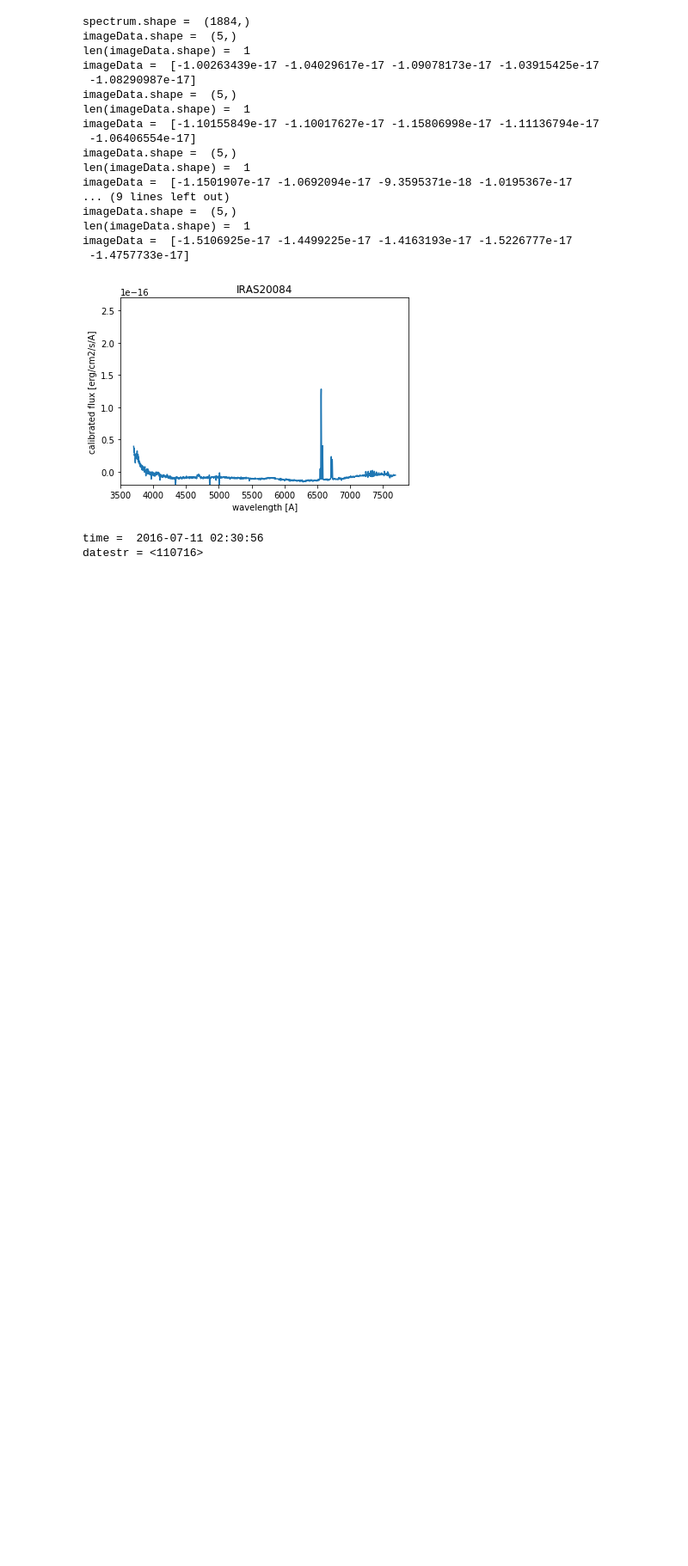
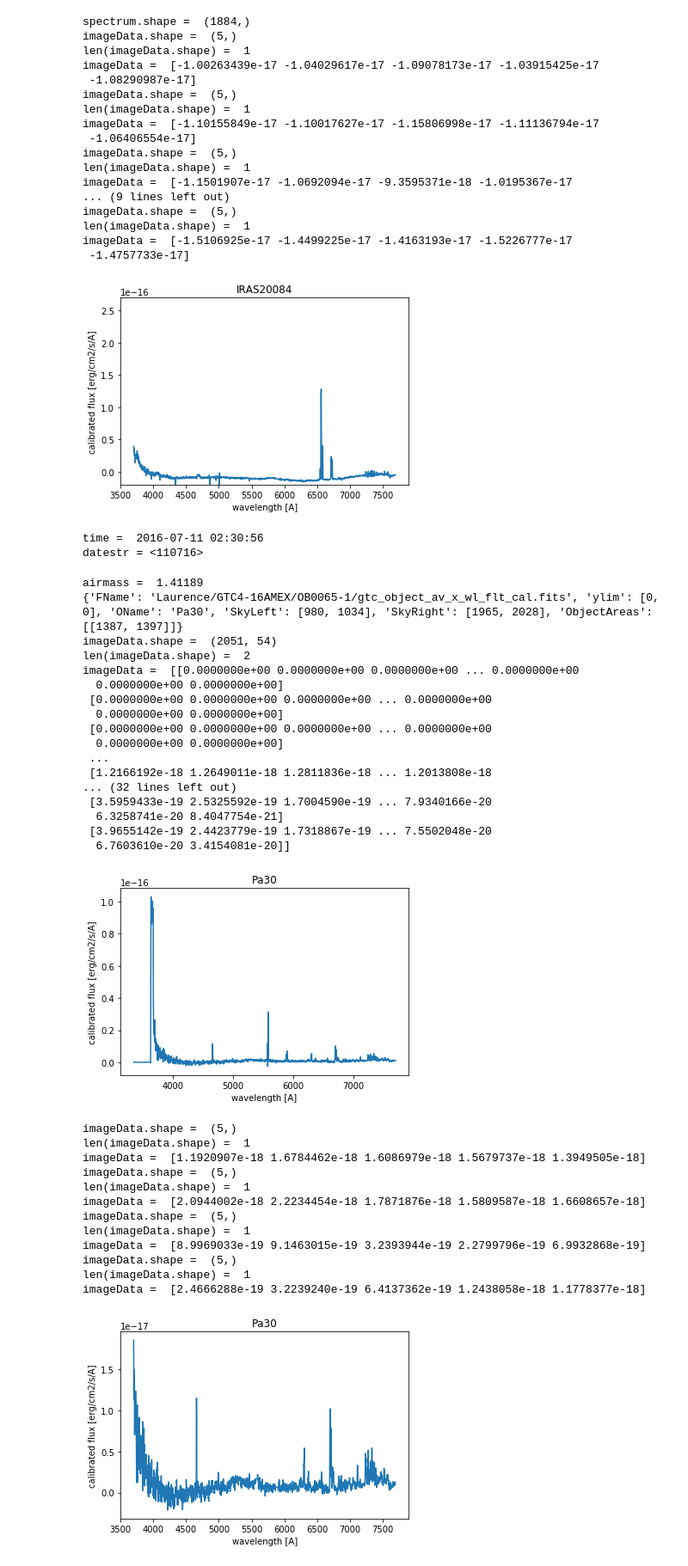
Before and after one commit to ziggyman/python, a Jupyter notebook: pyraf/OSIRIS_extract_nebulae1.ipynb, the cells around one changed output. Shown at 86% size. Cells and saved outputs as stored; diff of their text form; code cells hidden in the pictures; blank space fills up the shorter version.

```diff
--- a/pyraf/OSIRIS_extract_nebulae1.ipynb
+++ b/pyraf/OSIRIS_extract_nebulae1.ipynb
@@ -854,9 +859,18 @@ gc = SkyCoord(ra=23.903139, dec=74.926083, unit='deg', frame=FK5, equinox='J2000
 gc.fk5
 gc.icrs
 # %%
+import pyfits
+import astropy.io.fits as fits
+import os
+import numpy as np
+import matplotlib.pyplot as plt
+from myUtils import getWavelength, subtractSky, populateObjectArray, boxCarMedianSmooth, markAreas, findFirstIdxWithValGT, getDateTime
+#%matplotlib inline
 
+#execfile("/Users/azuri/entwicklung/python/myUtils.py")# import getDate, findClosestDate
 tab = [
-{'FName': 'IPHAS_GTC_DATA/DATA2_2017A/GTC12-17AMEX/OB0001/gtc_object_av_x_wl_flt_cal.fits', 'ylim' : [0,0], 'OName': 'IPHASXJ194645', 'SkyLeft':[1114,1156], 'SkyRight':[1351,1418], 'ObjectAreas':[[1262,1330],[1157,1240]]},#very wide, find sky from other imeage nearby
+{'FName': 'Laurence/GTC4-16AMEX/OB0065-1/gtc_object_av_x_wl_flt_cal.fits', 'ylim' : [0,0], 'OName': 'Pa30', 'SkyLeft':[980,1034], 'SkyRight':[1965,2028], 'ObjectAreas':[[1387,1397]]},#very wide, find sky from other imeage nearby
+#'FName': 'IPHAS_GTC_DATA/DATA2_2017A/GTC12-17AMEX/OB0001/gtc_object_av_x_wl_flt_cal.fits', 'ylim' : [0,0], 'OName': 'IPHASXJ194645', 'SkyLeft':[1114,1156], 'SkyRight':[1351,1418], 'ObjectAreas':[[1262,1330],[1157,1240]]},#very wide, find sky from other imeage nearby
 #{'FName': 'IPHAS_GTC_DATA/DATA2_2017A/GTC12-17AMEX/OB0001/gtc_object_av_x_wl_flt_cal.fits', 'ylim' : [-0.15e-15,0.3e-15], 'OName': 'IPHASXJ194645', 'SkyLeft':[835,960], 'SkyRight':[1570,1760], 'ObjectAreas':[[1262,1330],[1157,1240]]},#very wide, find sky from other imeage nearby
 #{'FName': 'IPHAS_GTC_DATA/DATA4_2016A/GTC4-16AMEX/OB0036/gtc_object_av_wl_flt_cal.fits', 'ylim' : [-0.3e-15,0.8e-15], 'OName': 'IPHASXJ214032', 'SkyLeft':[1291,1303], 'SkyRight':[1359,1380], 'ObjectAreas':[[1312,1356]]},#lines at 4961 and 5005, no central star visible
 ##{'FName': 'IPHAS_GTC_DATA/DATA4_2016A/GTC4-16AMEX/OB0036/gtc_object_av_wl_flt_cal.fits', 'ylim' : [-0.3e-15,0.8e-15], 'OName': 'IPHASXJ214032', 'SkyLeft':[1090,1250], 'SkyRight':[1552,1661], 'ObjectAreas':[[1312,1356]]},#lines at 4961 and 5005, no central star visible
@@ -870,10 +884,10 @@ for obs in tab:
     if header['OBJECT'] != '':
         obs['OName'] = header['OBJECT']
     try:
-        print 'airmass = ',header['AIRMASS']
+        print('airmass = ',header['AIRMASS'])
     except:
         """do nothing"""
-    print obs
+    print(obs)
     if True:
         wavelength = getWavelength(header)
         image_data = fits.getdata(image_file)
@@ -906,7 +920,7 @@ for obs in tab:
         plt.xlabel('wavelength [A]')
         yLabel = 'calibrated flux [erg/cm2/s/A]'
         if obs['FName'].find("_cal") < 0:
-            print '"_cal" not found in obs["FName"] = <',obs['FName'],'> => Setting uLabel to counts [ADU]'
+            print('"_cal" not found in obs["FName"] = <',obs['FName'],'> => Setting uLabel to counts [ADU]')
             yLabel = 'counts [ADU]'
         plt.ylabel(yLabel)
         if obs['ylim'][1] > 0:
@@ -920,19 +934,19 @@ for obs in tab:
         markAreas(imageMinusSky, obs['SkyLeft'], obs['SkyRight'], obs['ObjectAreas'])
 
         hdulist[0].data = obsCols
-        hdulist.writeto(image_file[0:image_file.rfind('.')]+'_obsCols.fits', clobber=True)
+        hdulist.writeto(image_file[0:image_file.rfind('.')]+'_obsCols1.fits', clobber=True)
 
         hdulist[0].data = obsColsSmoothed
-        hdulist.writeto(image_file[0:image_file.rfind('.')]+'_obsColsSmoothed.fits', clobber=True)
+        hdulist.writeto(image_file[0:image_file.rfind('.')]+'_obsColsSmoothed1.fits', clobber=True)
 
         hdulist[0].data = image_data
-        hdulist.writeto(image_file[0:image_file.rfind('.')]+'_areasMarked.fits', clobber=True)
+        hdulist.writeto(image_file[0:image_file.rfind('.')]+'_areasMarked1.fits', clobber=True)
 
         hdulist[0].data = imageSky
-        hdulist.writeto(image_file[0:image_file.rfind('.')]+'_sky.fits', clobber=True)
+        hdulist.writeto(image_file[0:image_file.rfind('.')]+'_sky1.fits', clobber=True)
 
         hdulist[0].data = imageMinusSky
-        hdulist.writeto(image_file[0:image_file.rfind('.')]+'_mSky.fits', clobber=True)
+        hdulist.writeto(image_file[0:image_file.rfind('.')]+'_mSky1.fits', clobber=True)
 
         hdulist[0].data = imageMinusSky
         nCols = 0
@@ -940,7 +954,7 @@ for obs in tab:
             hdulist[0].data[:,area[0]:area[1]] = obsCols[:,nCols:nCols+area[1]-area[0]]
             nCols += area[1]-area[0]
         markAreas(hdulist[0].data, obs['SkyLeft'], obs['SkyRight'], obs['ObjectAreas'])
-        hdulist.writeto(image_file[0:image_file.rfind('.')]+'_mSky_obs_not_smoothed.fits', clobber=True)
+        hdulist.writeto(image_file[0:image_file.rfind('.')]+'_mSky_obs_not_smoothed1.fits', clobber=True)
 
         hdulist[0].data = imageMinusSky
         nCols = 0
@@ -948,7 +962,7 @@ for obs in tab:
             hdulist[0].data[:,area[0]:area[1]] = obsColsSmoothed[:,nCols:nCols+area[1]-area[0]]
             nCols += area[1]-area[0]
         markAreas(hdulist[0].data, obs['SkyLeft'], obs['SkyRight'], obs['ObjectAreas'])
-        hdulist.writeto(image_file[0:image_file.rfind('.')]+'_mSky_obs_smoothed.fits', clobber=True)
+        hdulist.writeto(image_file[0:image_file.rfind('.')]+'_mSky_obs_smoothed1.fits', clobber=True)
 
         # --- cut off blue end
         idx = findFirstIdxWithValGT(wavelength, 3700.)
@@ -972,38 +986,70 @@ for obs in tab:
         plt.xlabel('wavelength [A]')
         yLabel = 'calibrated flux [erg/cm2/s/A]'
         if obs['FName'].find("_cal") < 0:
-            print '"_cal" not found in obs["FName"] = <',obs['FName'],'> => Setting uLabel to counts [ADU]'
+            print('"_cal" not found in obs["FName"] = <',obs['FName'],'> => Setting uLabel to counts [ADU]')
             yLabel = 'counts [ADU]'
         plt.ylabel(yLabel)
         if obs['ylim'][1] > 0:
             plt.ylim(obs['ylim'][0],obs['ylim'][1])
         plt.title(obs['OName'])
-        plt.savefig(image_file[0:image_file.rfind('.')]+'_spectrum.png')
+        plt.savefig(image_file[0:image_file.rfind('.')]+'_spectrum1.png')
         plt.show()
 
         # --- write spectrum
         hdulist[0].data = spectrum
 #        hdulist[0].header['NAXIS1'] = header['NAXIS2']
         hdulist[0].header['CRPIX1'] = header['CRPIX2']
         hdulist[0].header['CRVAL1'] = wavelength[0]
         hdulist[0].header['CDELT1'] = header['CDELT2']
         hdulist[0].header['CD1_1'] = header['CD2_2']
         hdulist[0].header['WAT1_001'] = header['WAT2_001']
 #        hdulist[0].header[''] = header['']
         obsdate = getDateTime(header['DATE-OBS'])
         datestr = obsdate.strftime('%d%m%y')
-        print 'datestr = <'+datestr+'>'
-        specOutName = os.path.join('/Volumes/obiwan/azuri/spectra/IPHAS_GTC/',obs['OName']+'_GT'+datestr+'.fits')
+        print('datestr = <'+datestr+'>')
+        specOutName = os.path.join('/Volumes/obiwan/azuri/spectra/IPHAS_GTC/',obs['OName']+'_GT'+datestr+'1.fits')
 
         hdulist.writeto(specOutName, clobber=True)
 
-        with open(image_file[0:image_file.rfind('.')]+'_spec.dat','w') as f:
+        with open(image_file[0:image_file.rfind('.')]+'_spec1.dat','w') as f:
             for i in range(len(wavelength)):
                 f.write('%.5e %.5e\n' % (wavelength[i], spectrum[i]))
 #        STOP
 #    plt.imshow(image_data, cmap='gray')
 #    plt.colorbar()
 #    i+=1
 #    if i == 3:
 #        STOP
 #print tab
+# %% [output]
+airmass =  1.41189
+{'FName': 'Laurence/GTC4-16AMEX/OB0065-1/gtc_object_av_x_wl_flt_cal.fits', 'ylim': [0, 0], 'OName': 'Pa30', 'SkyLeft': [980, 1034], 'SkyRight': [1965, 2028], 'ObjectAreas': [[1387, 1397]]}
+imageData.shape =  (2051, 54)
+len(imageData.shape) =  2
+imageData =  [[0.0000000e+00 0.0000000e+00 0.0000000e+00 ... 0.0000000e+00
+  0.0000000e+00 0.0000000e+00]
+ [0.0000000e+00 0.0000000e+00 0.0000000e+00 ... 0.0000000e+00
+  0.0000000e+00 0.0000000e+00]
+ [0.0000000e+00 0.0000000e+00 0.0000000e+00 ... 0.0000000e+00
+  0.0000000e+00 0.0000000e+00]
+ ...
+ [1.2166192e-18 1.2649011e-18 1.2811836e-18 ... 1.2013808e-18
+... (32 lines left out)
+ [3.5959433e-19 2.5325592e-19 1.7004590e-19 ... 7.9340166e-20
+  6.3258741e-20 8.4047754e-21]
+ [3.9655142e-19 2.4423779e-19 1.7318867e-19 ... 7.5502048e-20
+  6.7603610e-20 3.4154081e-20]]
+[figure, added]
+imageData.shape =  (5,)
+len(imageData.shape) =  1
+imageData =  [1.1920907e-18 1.6784462e-18 1.6086979e-18 1.5679737e-18 1.3949505e-18]
+imageData.shape =  (5,)
+len(imageData.shape) =  1
+imageData =  [2.0944002e-18 2.2234454e-18 1.7871876e-18 1.5809587e-18 1.6608657e-18]
+imageData.shape =  (5,)
+len(imageData.shape) =  1
+imageData =  [8.9969033e-19 9.1463015e-19 3.2393944e-19 2.2799796e-19 6.9932868e-19]
+imageData.shape =  (5,)
+len(imageData.shape) =  1
+imageData =  [2.4666288e-19 3.2239240e-19 6.4137362e-19 1.2438058e-18 1.1778377e-18]
+[figure, added]
```
Also changed, not shown: parts of 2 cells of this notebook, 11 other files.
